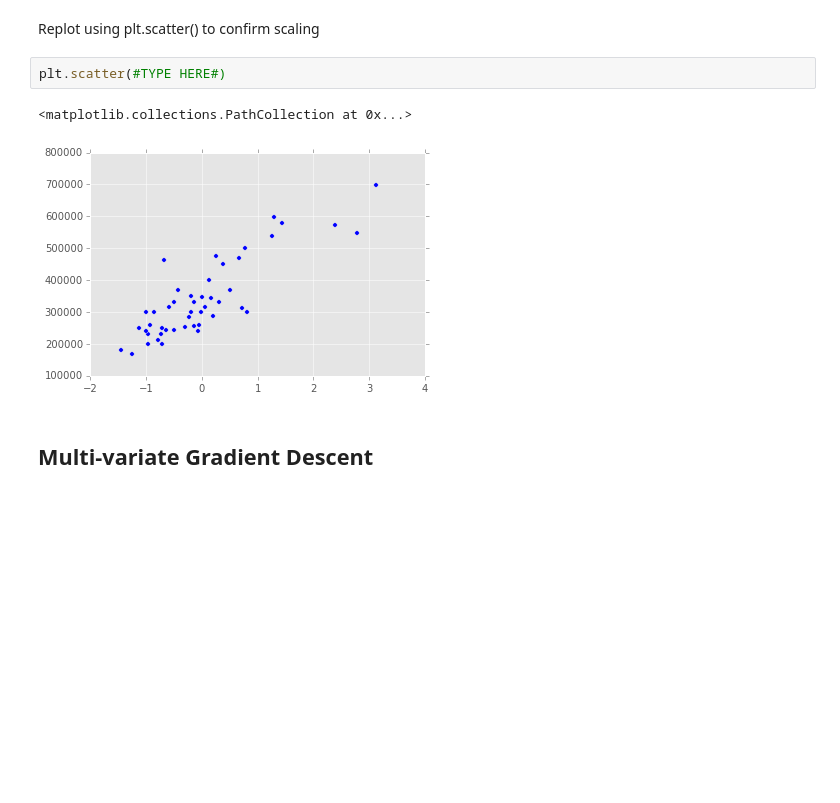
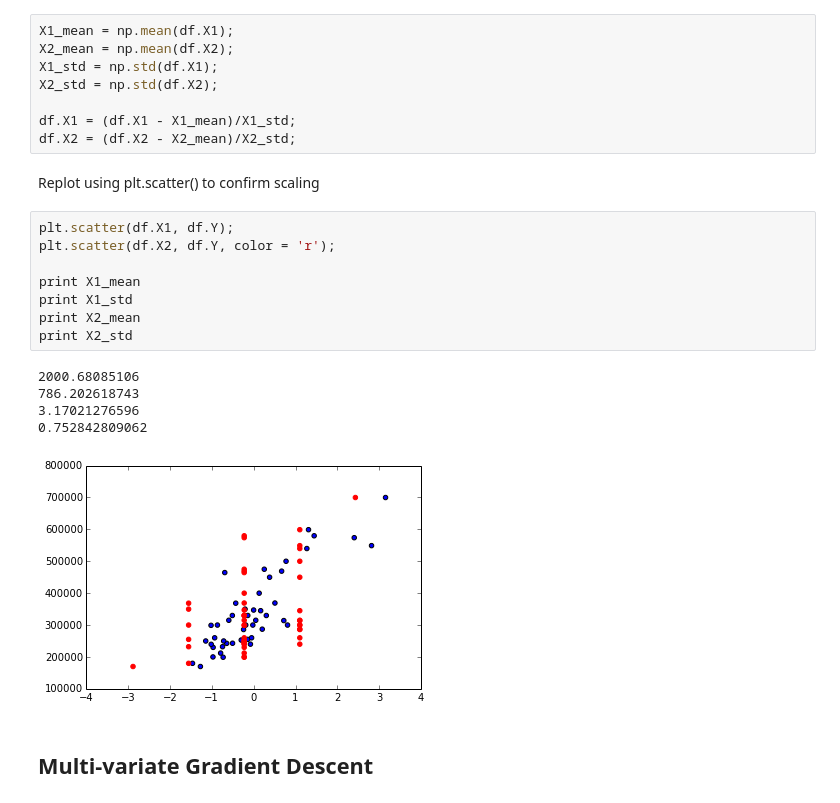
Before and after one commit to clibbon/training, a Jupyter notebook: Machine Learning/Exercises/Linear Regression with Multiple Features.ipynb, the cells around one changed output. Drawn from its saved outputs; the diff is of its cells as text; blank space fills up the shorter version.

```diff
--- a/Machine Learning/Exercises/Linear Regression with Multiple Features.ipynb
+++ b/Machine Learning/Exercises/Linear Regression with Multiple Features.ipynb
@@ -65,10 +58,27 @@ df['X2_scaled'], X2_mu, X2_std = FeatureScale(#TYPE HERE#)
+# %%
+X1_mean = np.mean(df.X1);
+X2_mean = np.mean(df.X2);
+X1_std = np.std(df.X1);
+X2_std = np.std(df.X2);
+
+df.X1 = (df.X1 - X1_mean)/X1_std;
+df.X2 = (df.X2 - X2_mean)/X2_std;
 # %% [markdown]
 Replot using plt.scatter() to confirm scaling
-# %%
-plt.scatter(#TYPE HERE#)
-# %% [output]
-<matplotlib.collections.PathCollection at 0x...>
-[figure, removed]
+# %%
+plt.scatter(df.X1, df.Y);
+plt.scatter(df.X2, df.Y, color = 'r');
+
+print X1_mean
+print X1_std
+print X2_mean
+print X2_std
+# %% [output]
+2000.68085106
+786.202618743
+3.17021276596
+0.752842809062
+[figure, added]
 # %% [markdown]
 ## Multi-variate Gradient Descent
 # %% [markdown]
```
Also changed, not shown: parts of 39 cells of this notebook.
